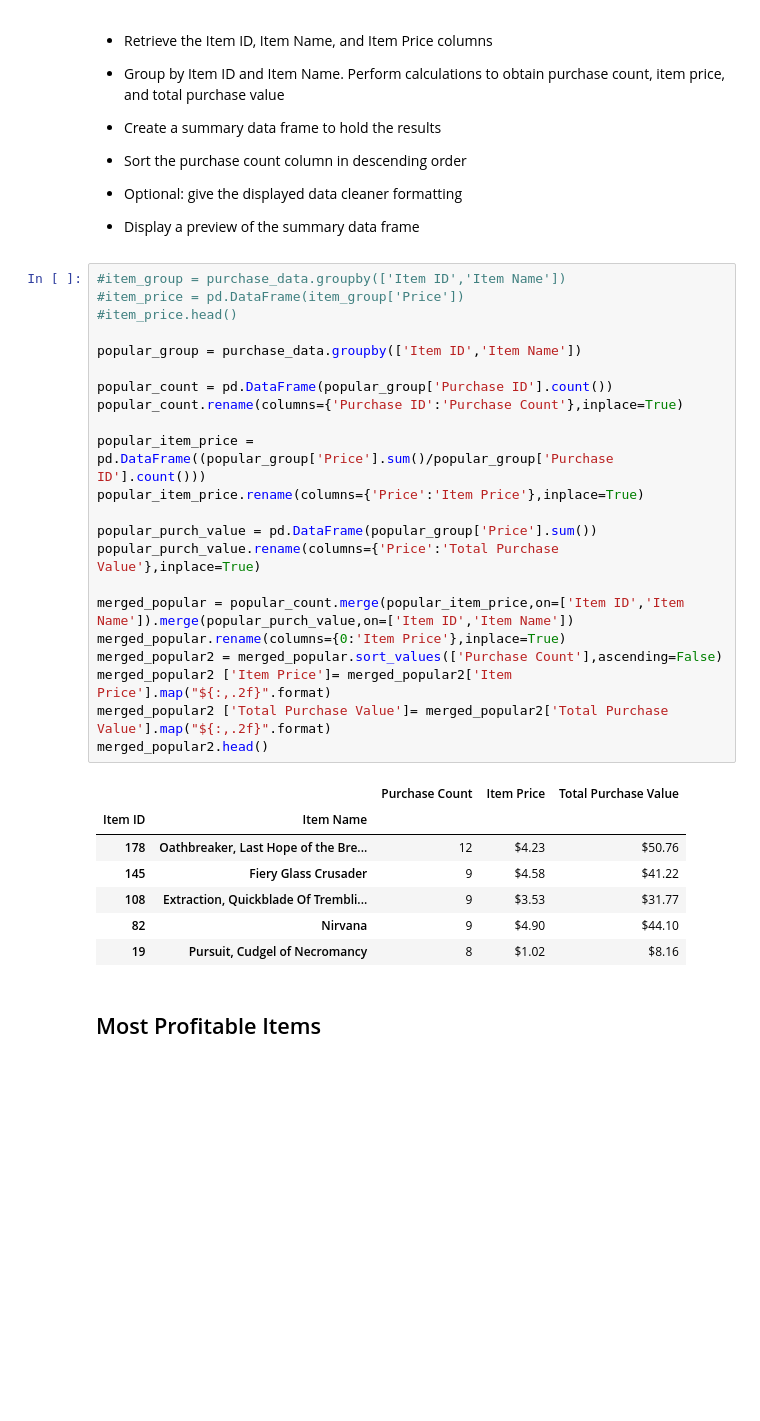
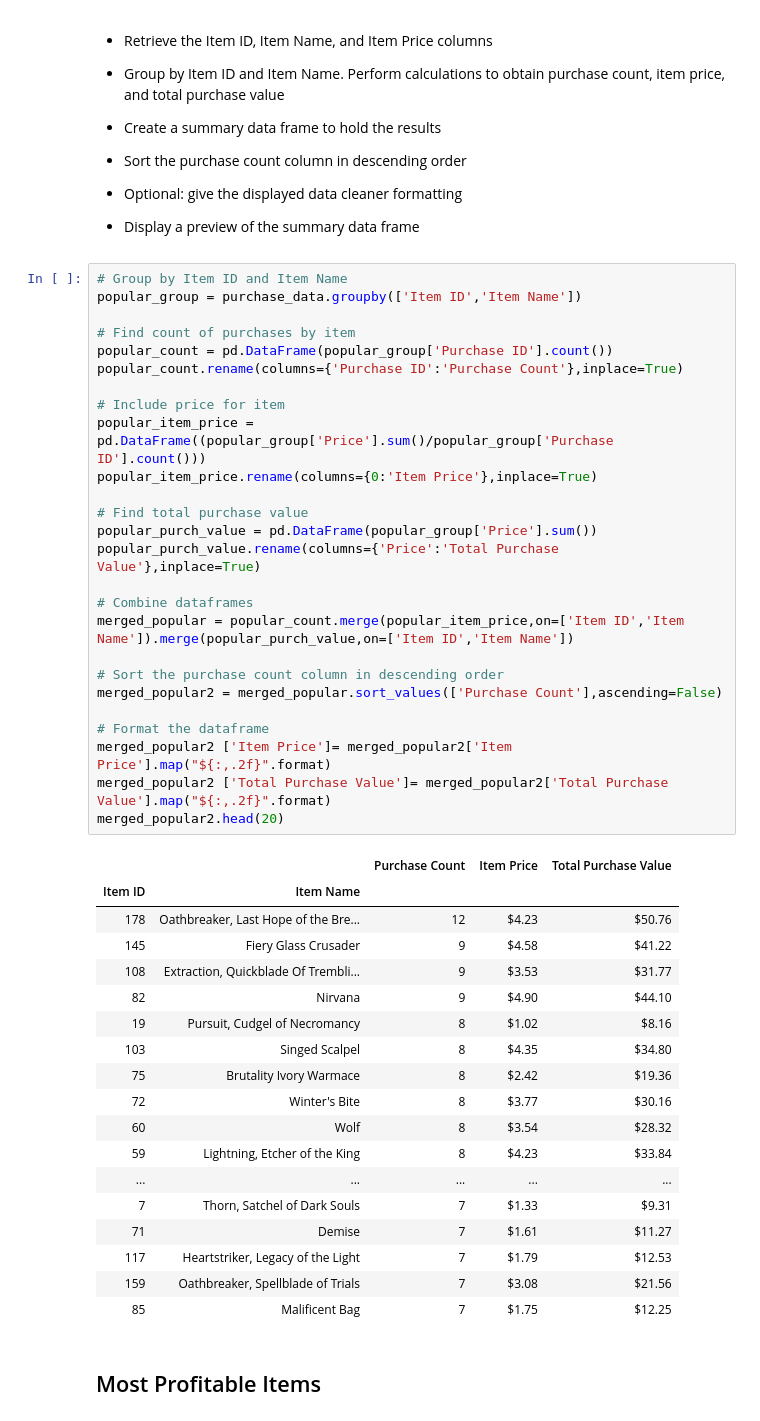
Before and after one commit to scottinsactown/Heroes-of-Pymoli, a Jupyter notebook: HeroesOfPymoli_starter.ipynb, the cells around one changed output. Drawn from its saved outputs; the diff is of its cells as text; blank space fills up the shorter version.

```diff
--- a/HeroesOfPymoli_starter.ipynb
+++ b/HeroesOfPymoli_starter.ipynb
@@ -338,35 +366,50 @@ merged_spender.head()
 
 * Display a preview of the summary data frame
 # %%
-#item_group = purchase_data.groupby(['Item ID','Item Name'])
-#item_price = pd.DataFrame(item_group['Price'])
-#item_price.head()
-
+# Group by Item ID and Item Name
 popular_group = purchase_data.groupby(['Item ID','Item Name'])
 
+# Find count of purchases by item
 popular_count = pd.DataFrame(popular_group['Purchase ID'].count())
 popular_count.rename(columns={'Purchase ID':'Purchase Count'},inplace=True)
 
+# Include price for item
 popular_item_price = pd.DataFrame((popular_group['Price'].sum()/popular_group['Purchase ID'].count()))
-popular_item_price.rename(columns={'Price':'Item Price'},inplace=True)
+popular_item_price.rename(columns={0:'Item Price'},inplace=True)
 
+# Find total purchase value
 popular_purch_value = pd.DataFrame(popular_group['Price'].sum())
 popular_purch_value.rename(columns={'Price':'Total Purchase Value'},inplace=True)
 
+# Combine dataframes
 merged_popular = popular_count.merge(popular_item_price,on=['Item ID','Item Name']).merge(popular_purch_value,on=['Item ID','Item Name'])
-merged_popular.rename(columns={0:'Item Price'},inplace=True)
+
+# Sort the purchase count column in descending order
 merged_popular2 = merged_popular.sort_values(['Purchase Count'],ascending=False)
+
+# Format the dataframe
 merged_popular2 ['Item Price']= merged_popular2['Item Price'].map("${:,.2f}".format)
 merged_popular2 ['Total Purchase Value']= merged_popular2['Total Purchase Value'].map("${:,.2f}".format)
-merged_popular2.head()
+merged_popular2.head(20)
 # %% [output]
 |  |  | Purchase Count | Item Price | Total Purchase Value |
 | Item ID | Item Name |  |  |  |
 | 178 | Oathbreaker, Last Hope of the Bre... | 12 | $4.23 | $50.76 |
 | 145 | Fiery Glass Crusader | 9 | $4.58 | $41.22 |
 | 108 | Extraction, Quickblade Of Trembli... | 9 | $3.53 | $31.77 |
 | 82 | Nirvana | 9 | $4.90 | $44.10 |
 | 19 | Pursuit, Cudgel of Necromancy | 8 | $1.02 | $8.16 |
+| 103 | Singed Scalpel | 8 | $4.35 | $34.80 |
+| 75 | Brutality Ivory Warmace | 8 | $2.42 | $19.36 |
+| 72 | Winter's Bite | 8 | $3.77 | $30.16 |
+| 60 | Wolf | 8 | $3.54 | $28.32 |
+| 59 | Lightning, Etcher of the King | 8 | $4.23 | $33.84 |
+| ... | ... | ... | ... | ... |
+| 7 | Thorn, Satchel of Dark Souls | 7 | $1.33 | $9.31 |
+| 71 | Demise | 7 | $1.61 | $11.27 |
+| 117 | Heartstriker, Legacy of the Light | 7 | $1.79 | $12.53 |
+| 159 | Oathbreaker, Spellblade of Trials | 7 | $3.08 | $21.56 |
+| 85 | Malificent Bag | 7 | $1.75 | $12.25 |
 # %% [markdown]
 ## Most Profitable Items
 # %% [markdown]
```
Also changed, not shown: parts of 15 cells of this notebook.
